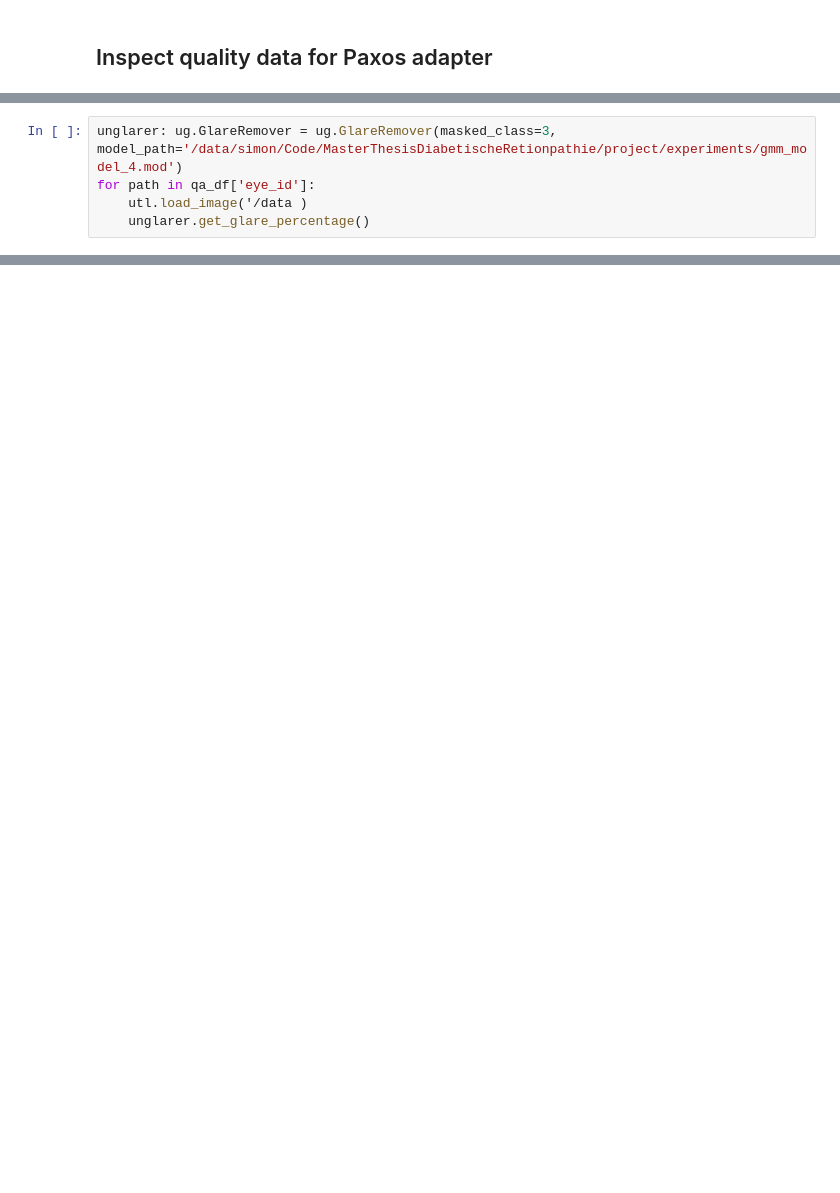
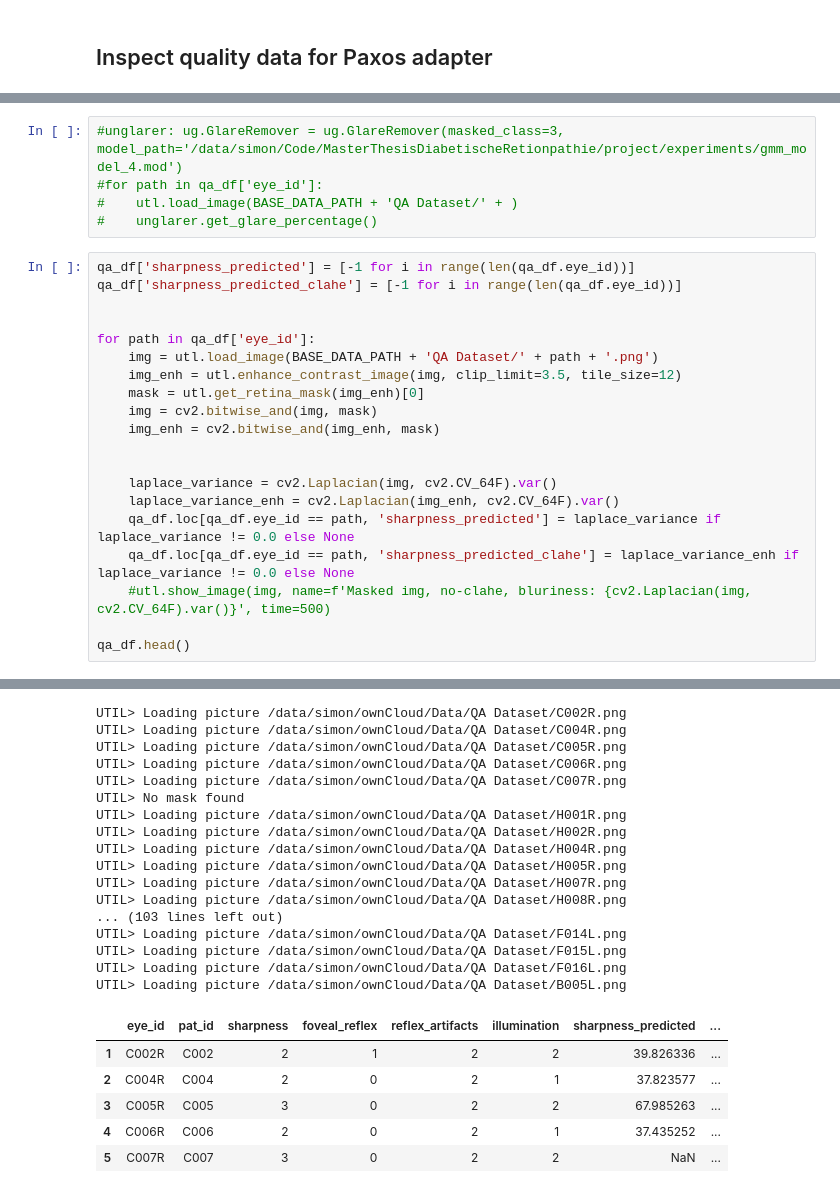
Before and after one commit to AgenoDrei/DetectingDiabeticRetinopathyFromSmartphoneVideoFundus, a Jupyter notebook: project/scripts/inspect_paxos_annotation.ipynb, the cells around one changed output, grey strips where cells are left out. Saved outputs shown, nothing was run; the diff lists cells and outputs as text; blank space fills up the shorter version.

```diff
--- a/project/scripts/inspect_paxos_annotation.ipynb
+++ b/project/scripts/inspect_paxos_annotation.ipynb
@@ -50,5 +79,26 @@ plt.show()
 # %%
-unglarer: ug.GlareRemover = ug.GlareRemover(masked_class=3, model_path='/data/simon/Code/MasterThesisDiabetischeRetionpathie/project/experiments/gmm_model_4.mod')
-for path in qa_df['eye_id']:
-    utl.load_image('/data )
-    unglarer.get_glare_percentage()
+#unglarer: ug.GlareRemover = ug.GlareRemover(masked_class=3, model_path='/data/simon/Code/MasterThesisDiabetischeRetionpathie/project/experiments/gmm_model_4.mod')
+#for path in qa_df['eye_id']:
+#    utl.load_image(BASE_DATA_PATH + 'QA Dataset/' + )
+#    unglarer.get_glare_percentage()
+# %%
+qa_df['sharpness_predicted'] = [-1 for i in range(len(qa_df.eye_id))]
+qa_df['sharpness_predicted_clahe'] = [-1 for i in range(len(qa_df.eye_id))]
+
+
+for path in qa_df['eye_id']:
+    img = utl.load_image(BASE_DATA_PATH + 'QA Dataset/' + path + '.png')
+    img_enh = utl.enhance_contrast_image(img, clip_limit=3.5, tile_size=12)
+    mask = utl.get_retina_mask(img_enh)[0]
+    img = cv2.bitwise_and(img, mask)
+    img_enh = cv2.bitwise_and(img_enh, mask)
+
+
+    laplace_variance = cv2.Laplacian(img, cv2.CV_64F).var()
+    laplace_variance_enh = cv2.Laplacian(img_enh, cv2.CV_64F).var()
+    qa_df.loc[qa_df.eye_id == path, 'sharpness_predicted'] = laplace_variance if laplace_variance != 0.0 else None
+    qa_df.loc[qa_df.eye_id == path, 'sharpness_predicted_clahe'] = laplace_variance_enh if laplace_variance != 0.0 else None
+    #utl.show_image(img, name=f'Masked img, no-clahe, bluriness: {cv2.Laplacian(img, cv2.CV_64F).var()}', time=500)
+
+qa_df.head()
+# %% [output]
@@ -54,0 +114,23 @@ for path in qa_df['eye_id']:
+UTIL> Loading picture /data/simon/ownCloud/Data/QA Dataset/C002R.png
+UTIL> Loading picture /data/simon/ownCloud/Data/QA Dataset/C004R.png
+UTIL> Loading picture /data/simon/ownCloud/Data/QA Dataset/C005R.png
+UTIL> Loading picture /data/simon/ownCloud/Data/QA Dataset/C006R.png
+UTIL> Loading picture /data/simon/ownCloud/Data/QA Dataset/C007R.png
+UTIL> No mask found
+UTIL> Loading picture /data/simon/ownCloud/Data/QA Dataset/H001R.png
+UTIL> Loading picture /data/simon/ownCloud/Data/QA Dataset/H002R.png
+UTIL> Loading picture /data/simon/ownCloud/Data/QA Dataset/H004R.png
+UTIL> Loading picture /data/simon/ownCloud/Data/QA Dataset/H005R.png
+UTIL> Loading picture /data/simon/ownCloud/Data/QA Dataset/H007R.png
+UTIL> Loading picture /data/simon/ownCloud/Data/QA Dataset/H008R.png
+... (103 lines left out)
+UTIL> Loading picture /data/simon/ownCloud/Data/QA Dataset/F014L.png
+UTIL> Loading picture /data/simon/ownCloud/Data/QA Dataset/F015L.png
+UTIL> Loading picture /data/simon/ownCloud/Data/QA Dataset/F016L.png
+UTIL> Loading picture /data/simon/ownCloud/Data/QA Dataset/B005L.png
+|  | eye_id | pat_id | sharpness | foveal_reflex | reflex_artifacts | illumination | sharpness_predicted | ... |
+| 1 | C002R | C002 | 2 | 1 | 2 | 2 | 39.826336 | ... |
+| 2 | C004R | C004 | 2 | 0 | 2 | 1 | 37.823577 | ... |
+| 3 | C005R | C005 | 3 | 0 | 2 | 2 | 67.985263 | ... |
+| 4 | C006R | C006 | 2 | 0 | 2 | 1 | 37.435252 | ... |
+| 5 | C007R | C007 | 3 | 0 | 2 | 2 | NaN | ... |
```
Also changed, not shown: parts of 9 cells of this notebook, 6 other files.
